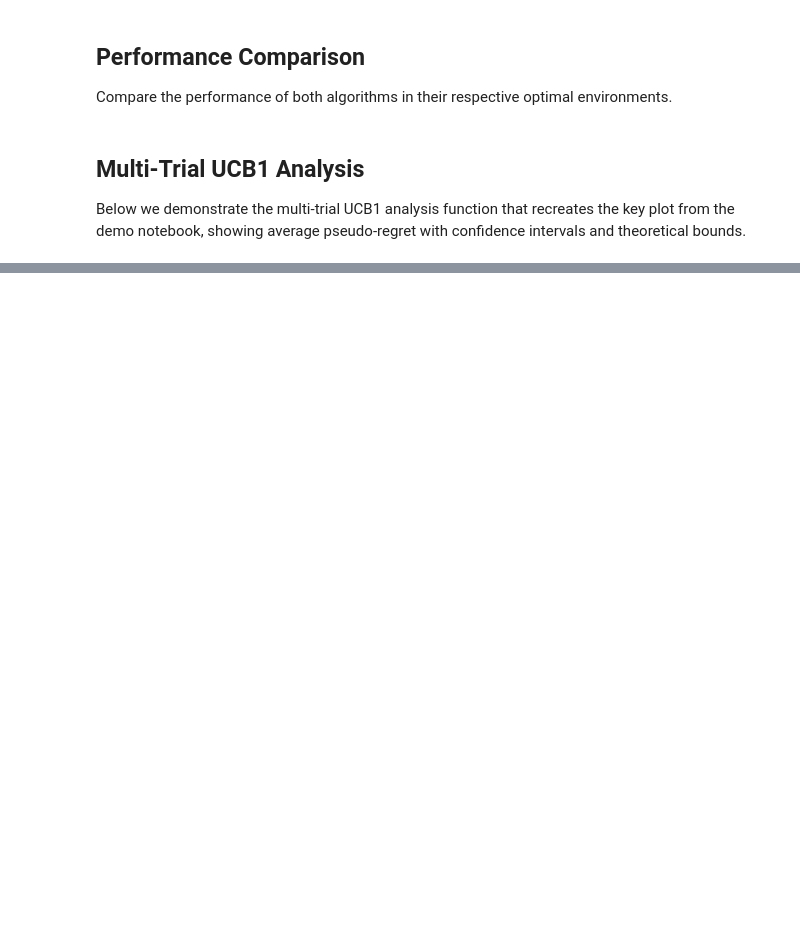
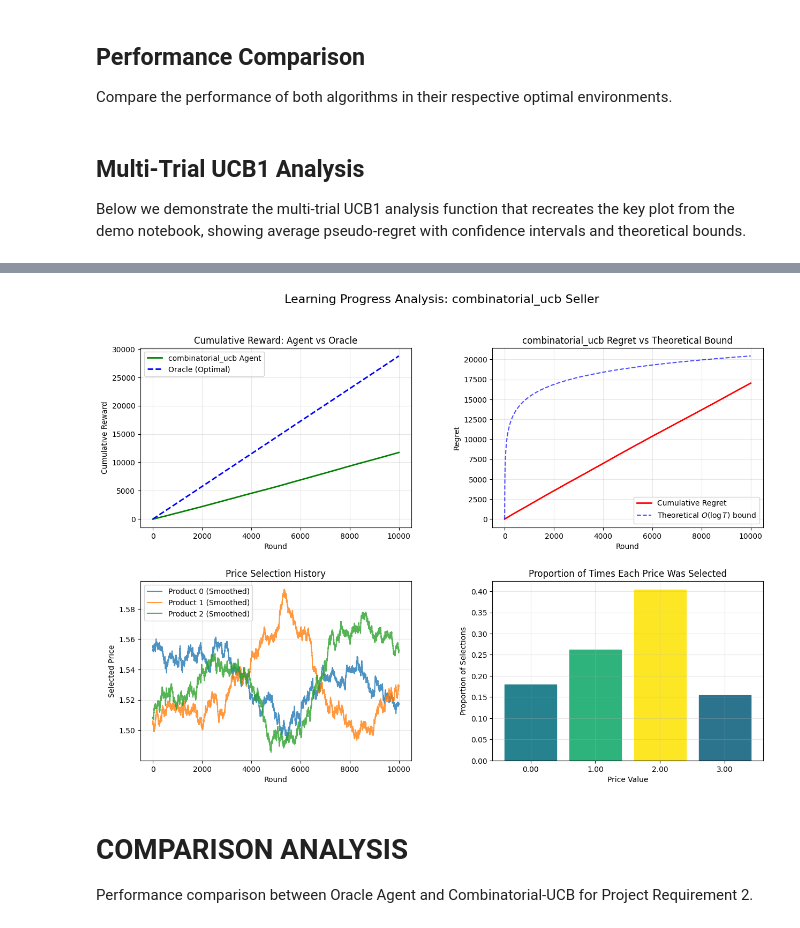
Before and after one commit to francinze/ola-proj-2425, a Jupyter notebook: project_work/req_2.ipynb, the cells around one changed output, grey strips where cells are left out. Cells and saved outputs as stored; diff of their text form; code cells hidden in the pictures; blank space fills up the shorter version.

```diff
--- a/project_work/req_2.ipynb
+++ b/project_work/req_2.ipynb
@@ -156,0 +622,8 @@ Empirical vs Theoretical ratio: 6.396
+# %%
+plot_all(env)
+# %% [output]
+[figure, added]
+# %% [markdown]
+# COMPARISON ANALYSIS
+
+Performance comparison between Oracle Agent and Combinatorial-UCB for Project Requirement 2.
```
Also changed, not shown: parts of 12 cells of this notebook, 11 other files.
